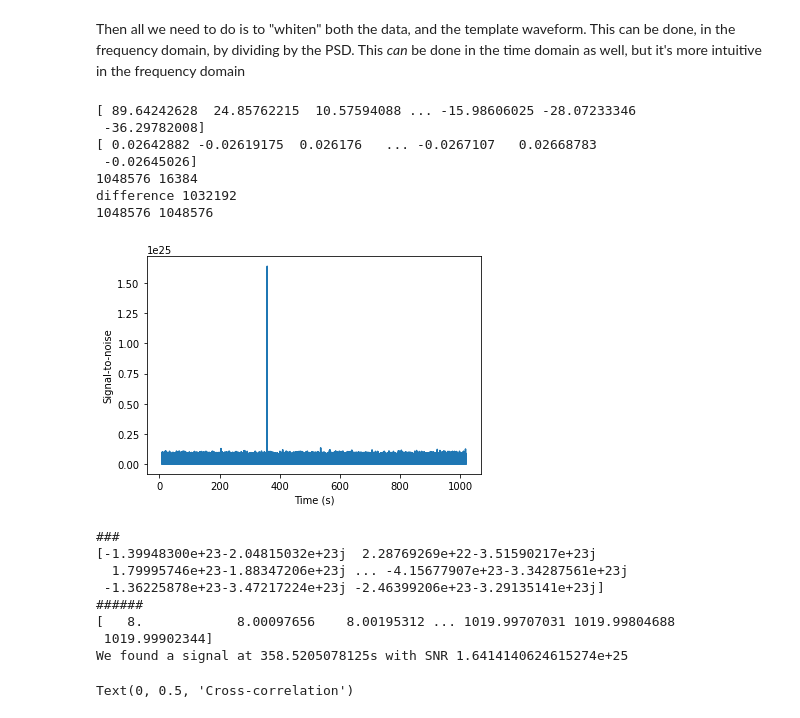
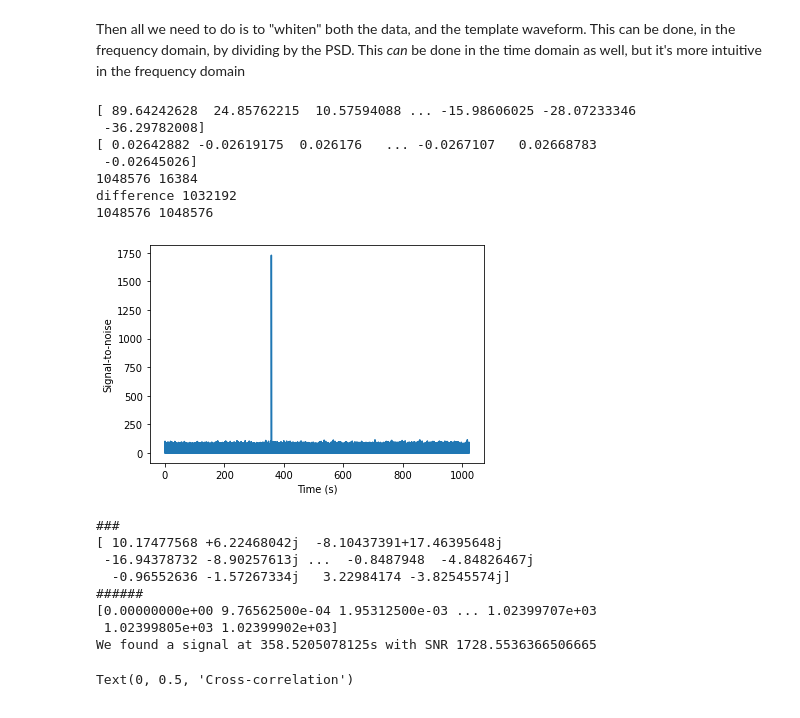
Before and after one commit to Syed-OAUJ/OAUJ_Class, a Jupyter notebook: Day_2/Tuto_2.1_Matched_filtering_introduction.ipynb, the cells around one changed output. Drawn from its saved outputs; the diff is of its cells as text; code cells hidden in the pictures.

```diff
--- a/Day_2/Tuto_2.1_Matched_filtering_introduction.ipynb
+++ b/Day_2/Tuto_2.1_Matched_filtering_introduction.ipynb
@@ -316,44 +316,44 @@ print('difference',o)
 hp1_whitened.append_zeros(o)
 print(len(data_whitened),len(hp1_whitened))
 
 
 snr = matched_filter(hp1_whitened, data_whitened,
-                     psd=psd_td, low_frequency_cutoff=20)
+                     psd=psd, low_frequency_cutoff=20)
 
-snr = snr.crop(4 + 4, 4)
+
 pylab.plot(snr.sample_times, abs(snr))
 pylab.ylabel('Signal-to-noise')
 pylab.xlabel('Time (s)')
 pylab.show()
 
 
 print('###')
 print(snr)
 print('######')
 peak = abs(snr).numpy().argmax()
 snrp = snr[peak]
 time = snr.sample_times[peak]
 print(snr.sample_times)
 
 print("We found a signal at {}s with SNR {}".format(time,
                                                     abs(snrp)))
 # %% [output]
 [ 89.64242628  24.85762215  10.57594088 ... -15.98606025 -28.07233346
  -36.29782008]
 [ 0.02642882 -0.02619175  0.026176   ... -0.0267107   0.02668783
  -0.02645026]
 1048576 16384
 difference 1032192
 1048576 1048576
-[figure, old version]
+[figure, new version]
 ###
-[-1.39948300e+23-2.04815032e+23j  2.28769269e+22-3.51590217e+23j
-  1.79995746e+23-1.88347206e+23j ... -4.15677907e+23-3.34287561e+23j
- -1.36225878e+23-3.47217224e+23j -2.46399206e+23-3.29135141e+23j]
+[ 10.17477568 +6.22468042j  -8.10437391+17.46395648j
+ -16.94378732 -8.90257613j ...  -0.8487948  -4.84826467j
+  -0.96552636 -1.57267334j   3.22984174 -3.82545574j]
 ######
-[   8.            8.00097656    8.00195312 ... 1019.99707031 1019.99804688
- 1019.99902344]
-We found a signal at 358.5205078125s with SNR 1.6414140624615274e+25
+[0.00000000e+00 9.76562500e-04 1.95312500e-03 ... 1.02399707e+03
+ 1.02399805e+03 1.02399902e+03]
+We found a signal at 358.5205078125s with SNR 1728.5536366506665
 # %%
 # Now let's re-do the correlation, in the time domain, but with whitened data and template.
 cross_correlation = numpy.zeros([len(data)-len(hp1)])
```
Also changed, not shown: parts of 1 cell of this notebook.
